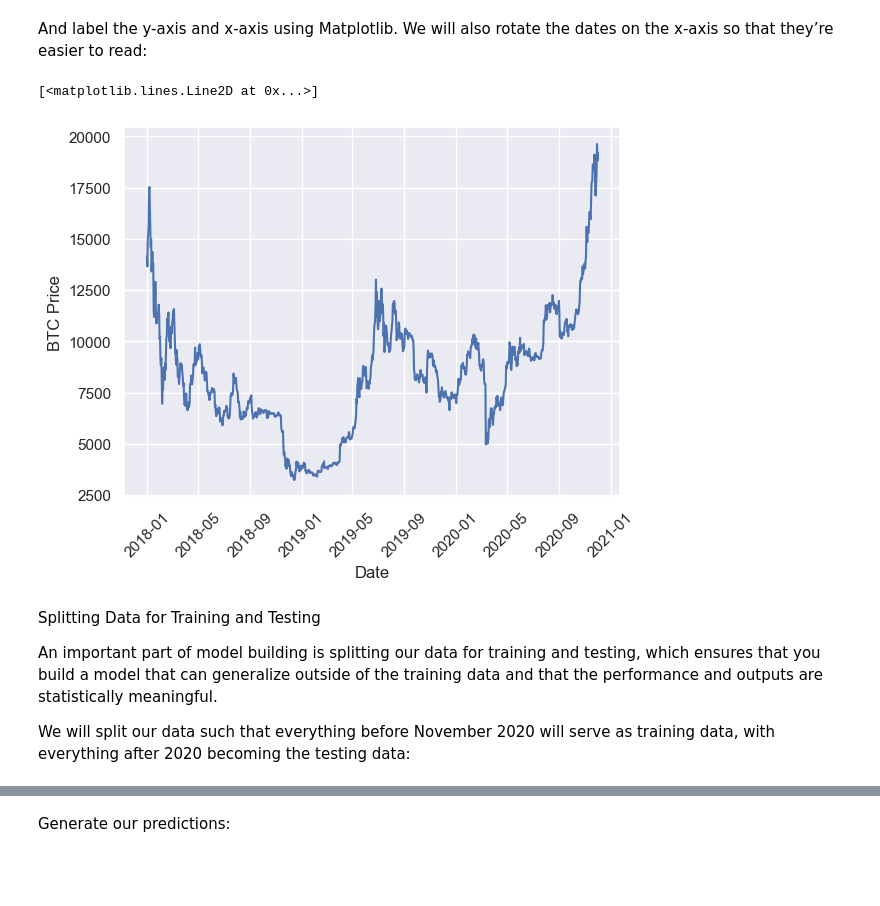
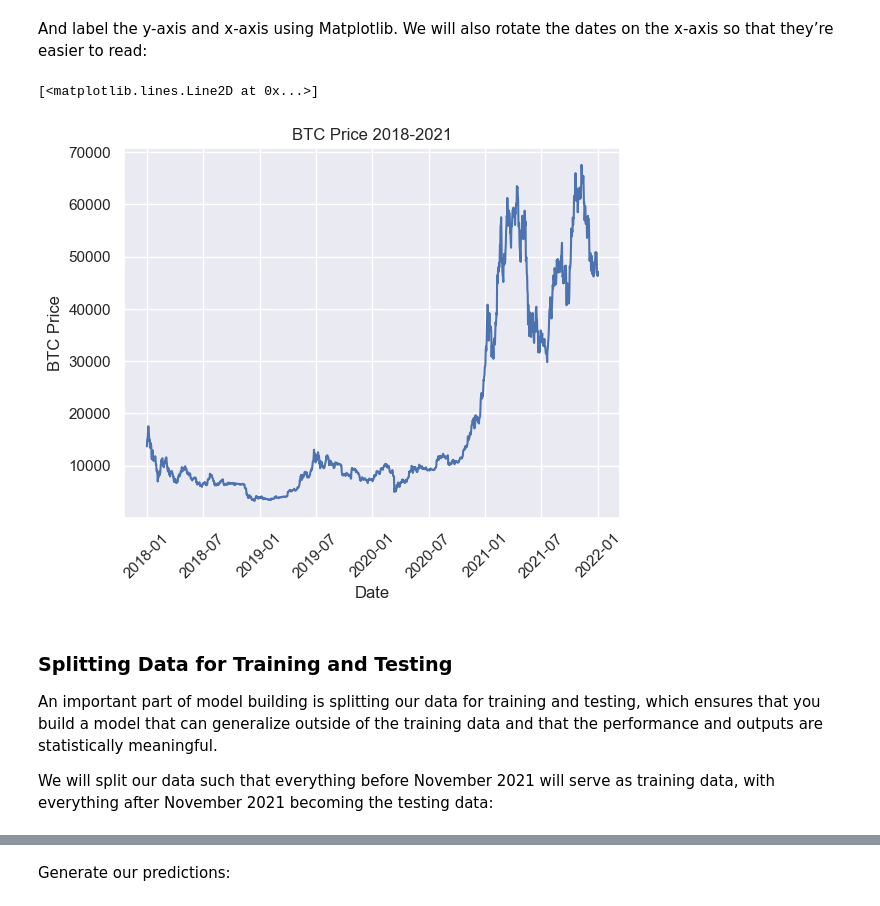
Before and after one commit to thaonguyen14021207/time-series-analysis, a Jupyter notebook: forecast_bitcoin_price.ipynb, the cells around one changed output, grey strips where cells are left out. Cells and saved outputs as stored; diff of their text form; code cells hidden in the pictures; blank space fills up the shorter version.

```diff
--- a/forecast_bitcoin_price.ipynb
+++ b/forecast_bitcoin_price.ipynb
@@ -82,6 +44,6 @@ btc.to_csv("btc.csv")
 # %% [markdown]
 Now, let’s read in our csv file and display the first five rows:
 # %%
-btc = pd.read_csv("btc.csv")
-print(btc.head())
+btc = pd.read_csv("data/btc.csv")
+print(btc)
 # %% [output]
@@ -109,17 +82,18 @@ sns.set()
 # %% [markdown]
 And label the y-axis and x-axis using Matplotlib. We will also rotate the dates on the x-axis so that they’re easier to read:
 # %%
+plt.title("BTC Price 2018-2021")
 plt.ylabel('BTC Price')
 plt.xlabel('Date')
 plt.xticks(rotation=45)
 plt.plot(btc.index, btc['BTC-USD'], )
 # %% [output]
 [<matplotlib.lines.Line2D at 0x...>]
-[figure, old version]
+[figure, new version]
 # %% [markdown]
-Splitting Data for Training and Testing
+### Splitting Data for Training and Testing
 
 An important part of model building is splitting our data for training and testing, which ensures that you build a model that can generalize outside of the training data and that the performance and outputs are statistically meaningful.
 
-We will split our data such that everything before November 2020 will serve as training data, with everything after 2020 becoming the testing data:
+We will split our data such that everything before November 2021 will serve as training data, with everything after November 2021 becoming the testing data:
 # %%
```
Also changed, not shown: parts of 23 cells of this notebook, 1 other file.
